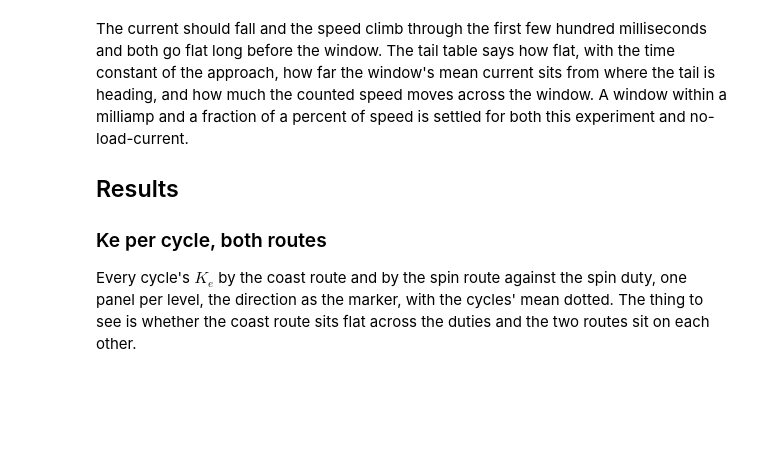
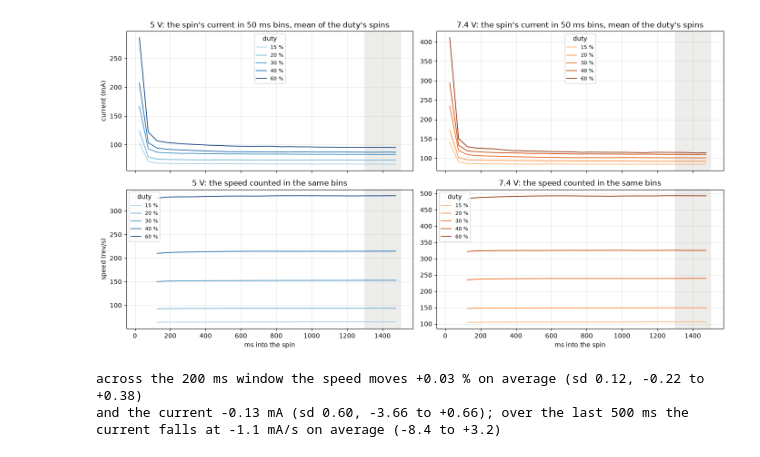
Before and after one commit to OpenServoCore/notebooks, a Jupyter notebook: stages/2-motor/bemf-coast/bemf-coast.ipynb, the cells around one changed output. Drawn from its saved outputs; the diff is of its cells as text; code cells hidden in the pictures; blank space fills up the shorter version.

```diff
--- a/stages/2-motor/bemf-coast/bemf-coast.ipynb
+++ b/stages/2-motor/bemf-coast/bemf-coast.ipynb
@@ -301,58 +436,49 @@ The spin's current in 50 ms bins and the speed counted in the same bins, average
 # %%
 BIN_MS = 50
+NB = BIN_MS * FS // 1000                                  # rows per bin
 rows = []
 for _, C in cycles.iterrows():
     df, meta = tel.load(cycle_folder(C["k"]), BOARD)
     zero_i = tel.baseline(df)["current_raw"].median()
     for d, sp, co in pairs(df):
         x = sp["current_raw"].to_numpy(float)
-        seed = CYC[(CYC["k"] == C["k"]) & (CYC["dir"] == d)]["f_seed"] if "f_seed" in CYC else pd.Series(dtype=float)
-        f0 = float(seed.iloc[0]) if len(seed) and np.isfinite(seed.iloc[0]) else np.nan
-        nb = BIN_MS * FS // 1000
-        for b in range(len(x) // nb):
-            seg = x[b * nb:(b + 1) * nb]
-            wide = x[max(b * nb - nb // 2, 0):(b + 1) * nb + nb // 2]                     # half a bin of margin each side for the filter
-            f = count_cycles(wide, f0, frac=0.5)[0] if np.isfinite(f0) and b >= 2 else np.nan   # a wider band: the speed is still climbing early on
+        f0 = float(CYC[(CYC["k"] == C["k"]) & (CYC["dir"] == d)]["f_spin"].iloc[0])   # the window's own count, the centre of every bin's band
+        for b in range(len(x) // NB):
+            seg = x[b * NB:(b + 1) * NB]
+            wide = x[max(b * NB - NB // 2, 0):(b + 1) * NB + NB // 2]                  # half a bin of margin each side for the filter
+            f = count_cycles(wide, f0)[0] if b >= 2 else np.nan                       # from 100 ms on, where the speed is within the band
             rows.append({"k": int(C["k"]), "level": float(C["volts_set"]), "duty": int(C["duty_pct"]), "dir": d, "t_ms": BIN_MS * b + BIN_MS / 2,
                          "i_ma": (seg.mean() - zero_i - I_DRIVE_OFFSET) * A_PER_COUNT * 1e3, "rev_s": f / N_R})
 SET = pd.DataFrame(rows)
 fig, ax = plt.subplots(2, 2, figsize=(14, 7.5), sharex=True)
 for j, v in enumerate(COLOR):
     for duty, g in SET[SET["level"] == v].groupby("duty"):
-        m = g.groupby("t_ms").mean(numeric_only=True)
+        m = g.groupby("t_ms").mean(numeric_only=True)                                # the mean of the duty's six spins, bin by bin
         ax[0, j].plot(m.index, m["i_ma"], "-", lw=1.2, color=SHADE[v][duty], label=f"{duty} %")
         ax[1, j].plot(m.index, m["rev_s"], "-", lw=1.2, color=SHADE[v][duty], label=f"{duty} %")
-    ax[0, j].set_title(f"{v:g} V: the spin's current in {BIN_MS} ms bins, mean of the duty's cycles"); ax[1, j].set_title(f"{v:g} V: the speed counted in the same bins")
+    ax[0, j].set_title(f"{v:g} V: the spin's current in {BIN_MS} ms bins, mean of the duty's spins"); ax[1, j].set_title(f"{v:g} V: the speed counted in the same bins")
     ax[1, j].set_xlabel("ms into the spin")
     for a in ax[:, j]:
         a.axvspan(SPIN_LEN_MS - SPIN_MS, SPIN_LEN_MS, color=MUTED, alpha=0.15); a.grid(alpha=0.3); a.legend(fontsize=8, title="duty")
 ax[0, 0].set_ylabel("current (mA)"); ax[1, 0].set_ylabel("speed (rev/s)")
 plt.tight_layout(); plt.show()
 
-# the tail of each spin: an exponential approach fitted from 300 ms on, its asymptote against the window's mean
-tails = []
+# each spin across the window: the last 100 ms against the first 100 ms of the 200 ms window, and the current's slope over the last 500 ms
+drift = []
 for (k, d), g in SET.groupby(["k", "dir"]):
-    g = g[g["t_ms"] >= 300]
-    tt, ii, ss = g["t_ms"].to_numpy(float), g["i_ma"].to_numpy(float), g["rev_s"].to_numpy(float)
-    last = SPIN_MS // BIN_MS                                                  # the bins inside the window
-    try:
-        p, _ = curve_fit(lambda x, a, A, tau: a + A * np.exp(-(x - 300) / tau), tt, ii, p0=[ii[-last:].mean(), 5.0, 200.0],
-                         bounds=([0, -500, 10], [1000, 500, 5000]))
-    except (RuntimeError, ValueError):
-        continue
-    tails.append({"k": k, "dir": d, "i_inf_ma": p[0], "tail_tau_ms": p[2], "window_less_inf_ma": ii[-last:].mean() - p[0],
-                  "speed_drift_pct": (ss[-1] / ss[-last] - 1) * 100 if np.isfinite(ss[-last:]).all() else np.nan})
-TAIL = pd.DataFrame(tails)
-CYC = CYC.merge(TAIL, on=["k", "dir"], how="left")
-show(TAIL.describe().loc[["mean", "std", "min", "max"]], n=None)
-print(f"tail time constant median {TAIL['tail_tau_ms'].median():.0f} ms ({TAIL['tail_tau_ms'].min():.0f} to {TAIL['tail_tau_ms'].max():.0f}); "
-      f"the window's mean sits {TAIL['window_less_inf_ma'].mean():+.2f} mA (sd {TAIL['window_less_inf_ma'].std():.2f}) over the asymptote; "
-      f"the speed moves {TAIL['speed_drift_pct'].mean():+.2f} % (sd {TAIL['speed_drift_pct'].std():.2f}) across the window")
+    win = g[g["t_ms"] > SPIN_LEN_MS - SPIN_MS]
+    first, last = win.iloc[:len(win) // 2], win.iloc[len(win) // 2:]
+    tail = g[g["t_ms"] > SPIN_LEN_MS - 500]
+    drift.append({"k": k, "dir": d, "speed_drift_pct": (last["rev_s"].mean() / first["rev_s"].mean() - 1) * 100,
+                  "i_drift_ma": last["i_ma"].mean() - first["i_ma"].mean(),
+                  "i_slope_ma_per_s": np.polyfit(tail["t_ms"] / 1e3, tail["i_ma"], 1)[0]})
+DRIFT = pd.DataFrame(drift)
+CYC = CYC.drop(columns=[c for c in DRIFT.columns if c not in ("k", "dir") and c in CYC]).merge(DRIFT, on=["k", "dir"], how="left")
+print(f"across the 200 ms window the speed moves {DRIFT['speed_drift_pct'].mean():+.2f} % on average (sd {DRIFT['speed_drift_pct'].std():.2f}, "
+      f"{DRIFT['speed_drift_pct'].min():+.2f} to {DRIFT['speed_drift_pct'].max():+.2f})")
+print(f"and the current {DRIFT['i_drift_ma'].mean():+.2f} mA (sd {DRIFT['i_drift_ma'].std():.2f}, {DRIFT['i_drift_ma'].min():+.2f} to {DRIFT['i_drift_ma'].max():+.2f}); "
+      f"over the last 500 ms the current falls at {DRIFT['i_slope_ma_per_s'].mean():+.1f} mA/s on average ({DRIFT['i_slope_ma_per_s'].min():+.1f} to {DRIFT['i_slope_ma_per_s'].max():+.1f})")
+# %% [output]
+[figure, added]
+across the 200 ms window the speed moves +0.03 % on average (sd 0.12, -0.22 to +0.38)
+and the current -0.13 mA (sd 0.60, -3.66 to +0.66); over the last 500 ms the current falls at -1.1 mA/s on average (-8.4 to +3.2)
-# %% [markdown]
-The current should fall and the speed climb through the first few hundred milliseconds and both go flat long before the window. The tail table says how flat, with the time constant of the approach, how far the window's mean current sits from where the tail is heading, and how much the counted speed moves across the window. A window within a milliamp and a fraction of a percent of speed is settled for both this experiment and no-load-current.
-
-## Results
-
-### Ke per cycle, both routes
-
-Every cycle's $K_e$ by the coast route and by the spin route against the spin duty, one panel per level, the direction as the marker, with the cycles' mean dotted. The thing to see is whether the coast route sits flat across the duties and the two routes sit on each other.
```
Also changed, not shown: parts of 44 cells of this notebook, 1 other file.
